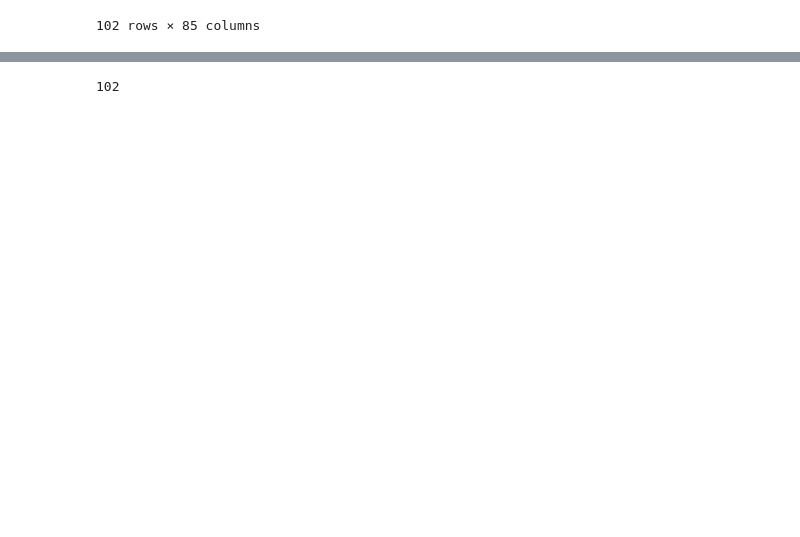
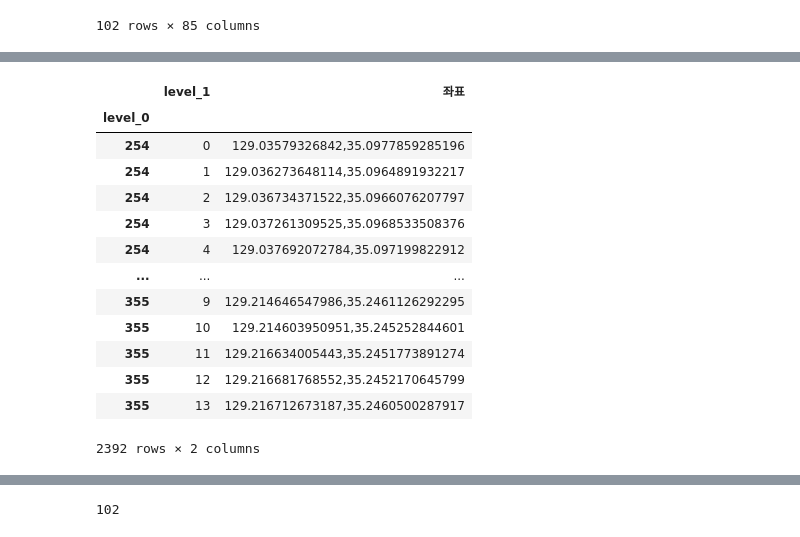
Before and after one commit to leesominn/ProjectEDA, a Jupyter notebook: commercial_Area/commercial_Area.ipynb, the cells around one changed output, grey strips where cells are left out. Cells and saved outputs as stored; diff of their text form; code cells hidden in the pictures; blank space fills up the shorter version.

```diff
--- a/commercial_Area/commercial_Area.ipynb
+++ b/commercial_Area/commercial_Area.ipynb
@@ -170,0 +185,17 @@ busan_loc
+# %%
+df_1
+# %% [output]
+|  | level_1 | 좌표 |
+| level_0 |  |  |
+| 254 | 0 | 129.03579326842,35.0977859285196 |
+| 254 | 1 | 129.036273648114,35.0964891932217 |
+| 254 | 2 | 129.036734371522,35.0966076207797 |
+| 254 | 3 | 129.037261309525,35.0968533508376 |
+| 254 | 4 | 129.037692072784,35.097199822912 |
+| ... | ... | ... |
+| 355 | 9 | 129.214646547986,35.2461126292295 |
+| 355 | 10 | 129.214603950951,35.245252844601 |
+| 355 | 11 | 129.216634005443,35.2451773891274 |
+| 355 | 12 | 129.216681768552,35.2452170645799 |
+| 355 | 13 | 129.216712673187,35.2460500287917 |
+2392 rows × 2 columns
```
Also changed, not shown: parts of 11 cells of this notebook.
